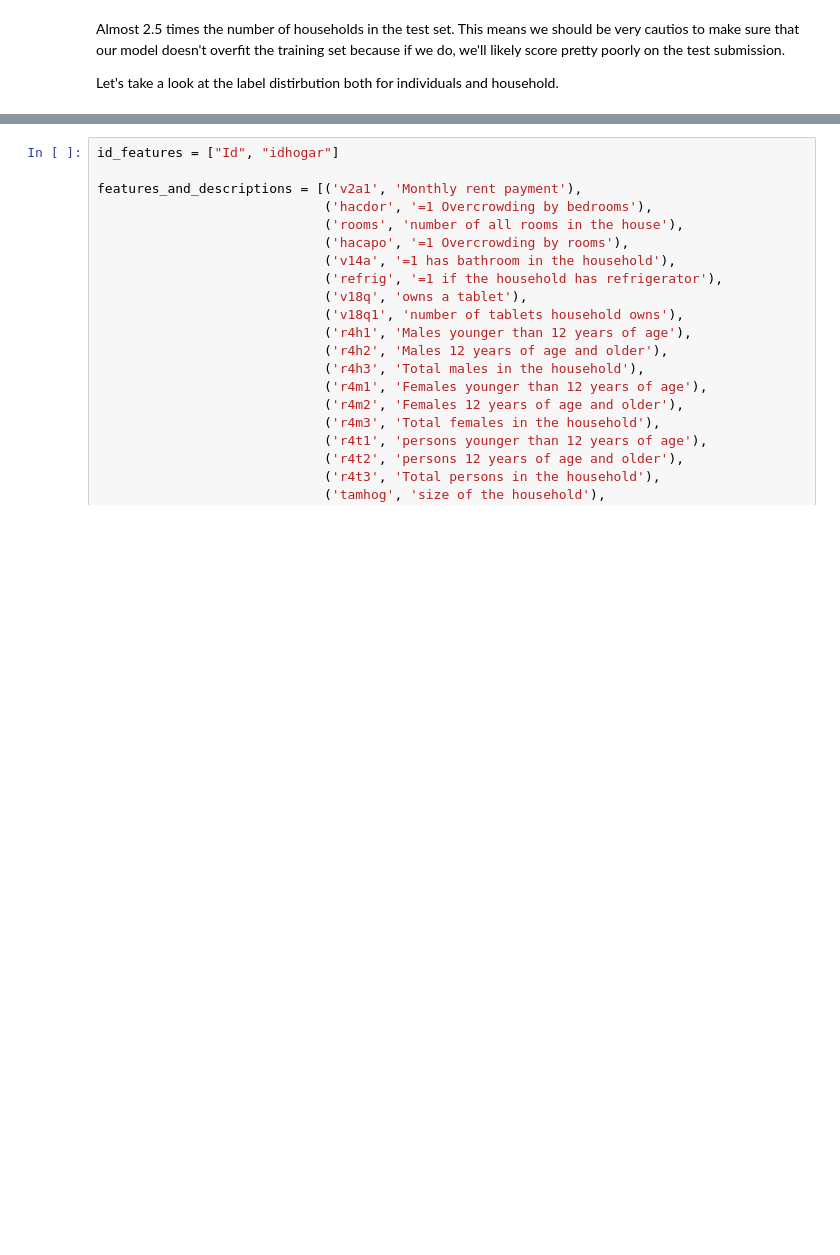
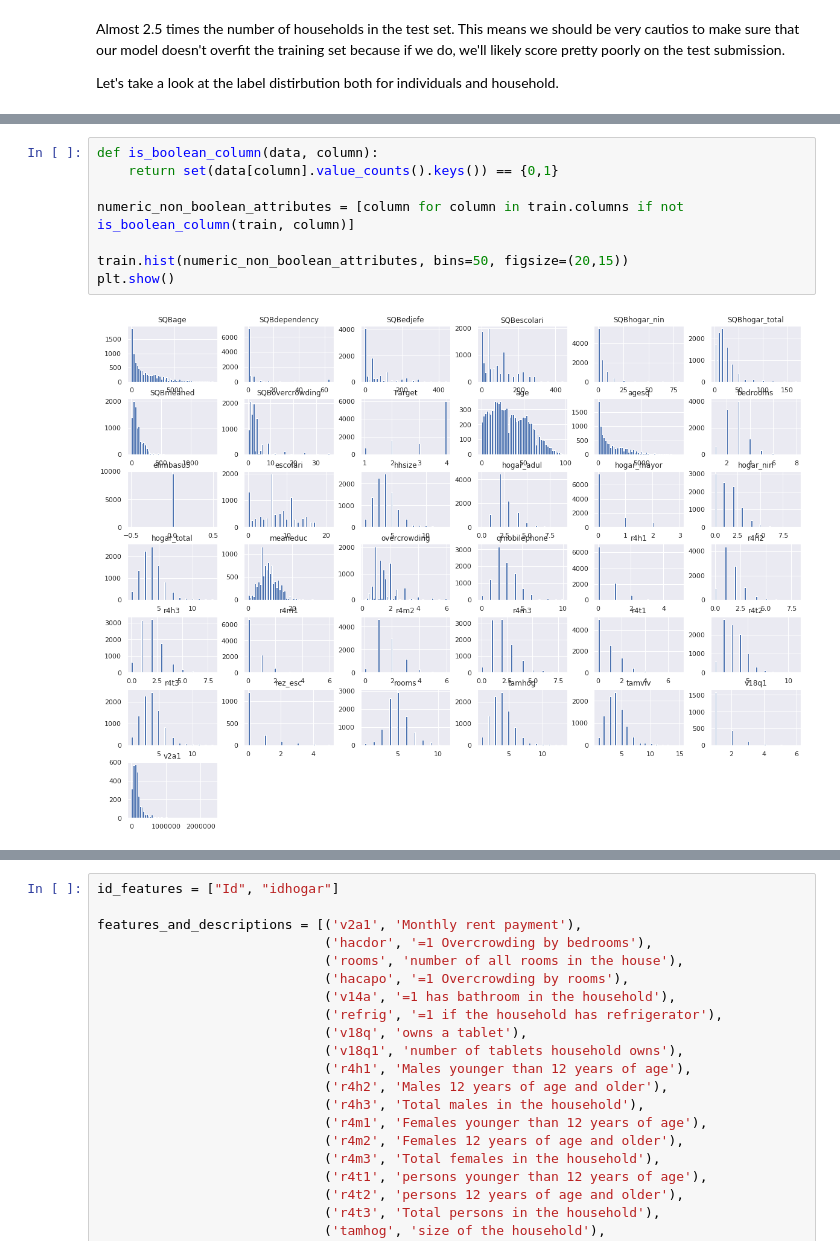
Before and after one commit to treybean/costa-rican-poverty, a Jupyter notebook: notebooks/notebook.ipynb, the cells around one changed output, grey strips where cells are left out. Saved outputs shown, nothing was run; the diff lists cells and outputs as text; blank space fills up the shorter version.

Commit message:
More data exploration visualizations

```diff
--- a/notebooks/notebook.ipynb
+++ b/notebooks/notebook.ipynb
@@ -90,0 +108,10 @@ Let's take a look at the label distirbution both for individuals and household.
+# %%
+def is_boolean_column(data, column):
+    return set(data[column].value_counts().keys()) == {0,1}
+
+numeric_non_boolean_attributes = [column for column in train.columns if not is_boolean_column(train, column)]
+
+train.hist(numeric_non_boolean_attributes, bins=50, figsize=(20,15))
+plt.show()
+# %% [output]
+[figure, added]
```
Also changed, not shown: parts of 9 cells of this notebook.
